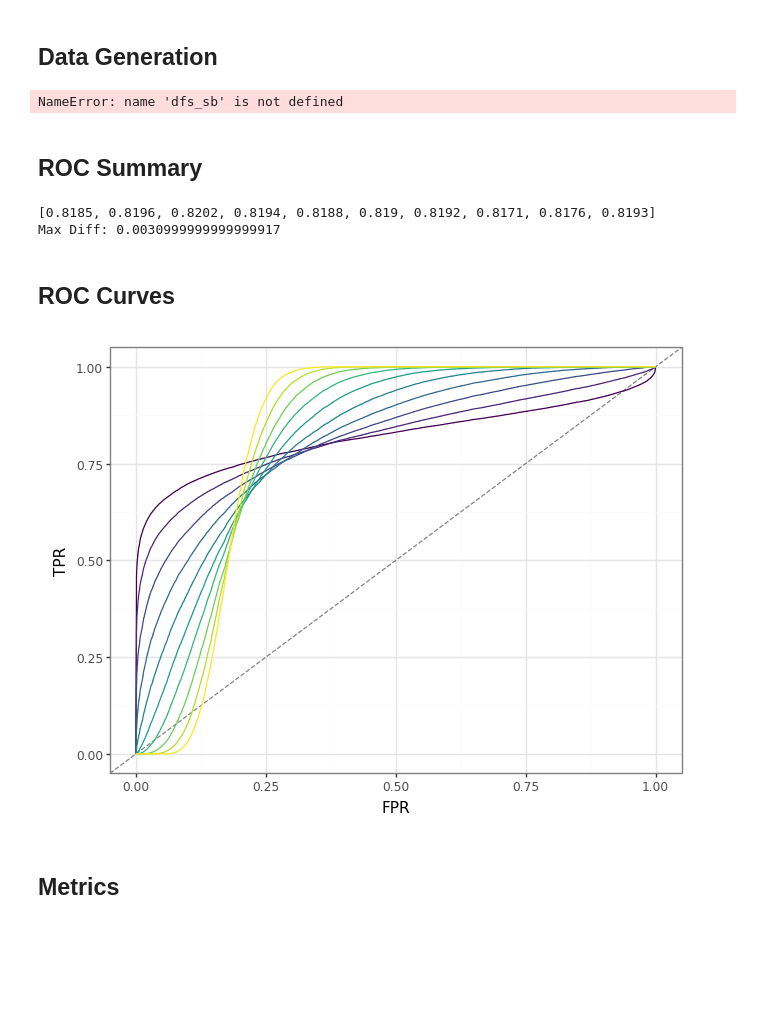
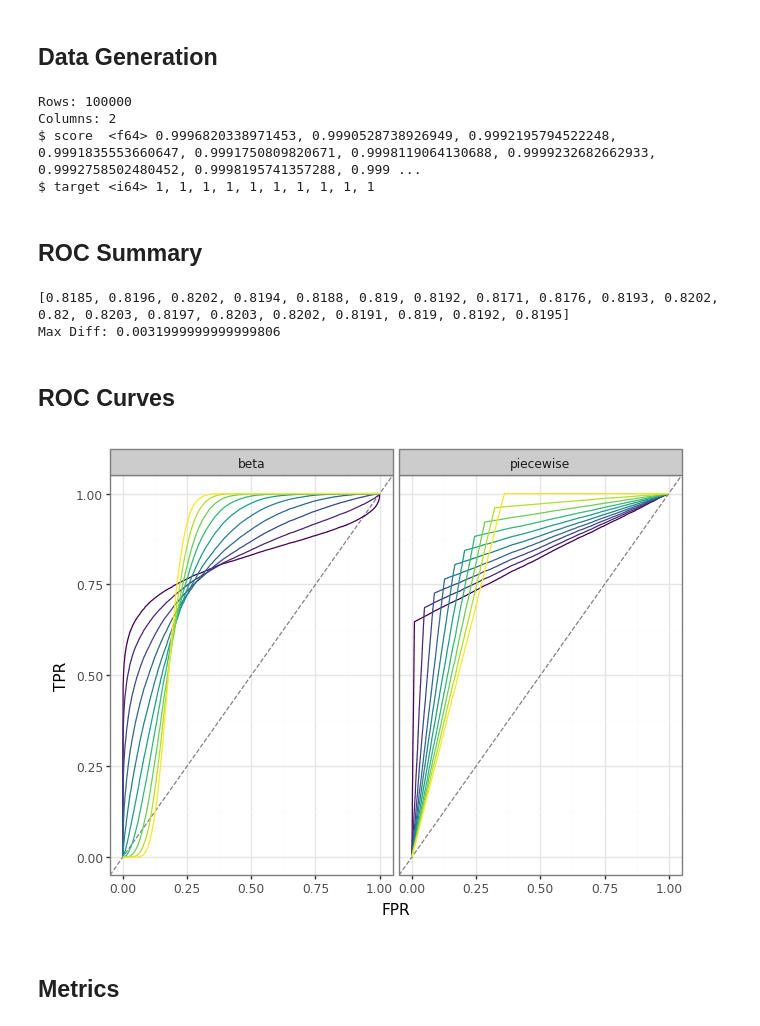
Before and after one commit to emilyriederer/roctet, a Jupyter notebook: docs/demo.ipynb, the cells around one changed output. Cells and saved outputs as stored; diff of their text form; code cells hidden in the pictures; blank space fills up the shorter version.

```diff
--- a/docs/demo.ipynb
+++ b/docs/demo.ipynb
@@ -12,52 +12,59 @@ theme_set(theme_bw())
 ## Data Generation
 # %%
 # generate datasets
-dfs = calc_roctet(0.82, method="beta", n_sets = 10) # 0.82, 0.67
-dfs[0].glimpse()
+dfs_beta = calc_roctet(0.82, method="beta", n_sets = 10) # 0.82, 0.67
+dfs_pcws = calc_roctet(0.82, method="piecewise", n_sets = 10)
+dfs_beta[0].glimpse()
 # %% [output]
-NameError: name 'dfs_sb' is not defined
+Rows: 100000
+Columns: 2
+$ score  <f64> 0.9996820338971453, 0.9990528738926949, 0.9992195794522248, 0.9991835553660647, 0.9991750809820671, 0.9998119064130688, 0.9999232682662933, 0.9992758502480452, 0.9998195741357288, 0.999 ...
+$ target <i64> 1, 1, 1, 1, 1, 1, 1, 1, 1, 1
 # %%
 # consolidate to one dataset
-df = pl.concat( [d.with_columns(index = i) for i,d in enumerate(dfs)] )
+df_beta = pl.concat( [d.with_columns(index = i, method = pl.lit("beta")) for i,d in enumerate(dfs_beta)] )
+df_pcws = pl.concat( [d.with_columns(index = i, method = pl.lit("piecewise")) for i,d in enumerate(dfs_pcws)] )
+df = pl.concat([df_beta, df_pcws])
 # %% [markdown]
 ## ROC Summary
 # %%
 # compare AUC values
-aucs = [ auroc(d['target'].to_numpy(), d['score'].to_numpy()) for d in dfs]
+aucs = [ auroc(d['target'].to_numpy(), d['score'].to_numpy()) for d in dfs_beta + dfs_pcws]
 print(aucs)
 print(f"Max Diff: {max(aucs) - min(aucs)}")
 # %% [output]
-[0.8185, 0.8196, 0.8202, 0.8194, 0.8188, 0.819, 0.8192, 0.8171, 0.8176, 0.8193]
-Max Diff: 0.0030999999999999917
+[0.8185, 0.8196, 0.8202, 0.8194, 0.8188, 0.819, 0.8192, 0.8171, 0.8176, 0.8193, 0.8202, 0.82, 0.8203, 0.8197, 0.8203, 0.8202, 0.8191, 0.819, 0.8192, 0.8195]
+Max Diff: 0.0031999999999999806
 # %% [markdown]
 ## ROC Curves
 # %%
 # compute and display roc curve
 df_roc = (
     df
     .sort('score', descending=True)
     .with_columns(
         neg_target = 1 - pl.col('target'),
-        neg_target_ttl = (1 - pl.col('target')).sum().over('index'),
+        neg_target_ttl = (1 - pl.col('target')).sum().over('index','method'),
         pos_target = pl.col('target'),
-        pos_target_ttl = pl.col('target').sum().over('index')
+        pos_target_ttl = pl.col('target').sum().over('index','method')
         )
     .with_columns(
-        cum_fpr = pl.col('neg_target').cum_sum().over('index') / pl.col('neg_target_ttl'),
-        cum_tpr = pl.col('pos_target').cum_sum().over('index') / pl.col('pos_target_ttl'),
+        cum_fpr = pl.col('neg_target').cum_sum().over('index', 'method') / pl.col('neg_target_ttl'),
+        cum_tpr = pl.col('pos_target').cum_sum().over('index', 'method') / pl.col('pos_target_ttl'),
     )
 )
 
 p = ggplot(df_roc)
 p += aes(x = 'cum_fpr', y = 'cum_tpr', color = 'index', group = 'index')
 p += geom_abline(intercept = 0, slope = 1, color = 'grey', linetype = 'dashed')
 p += geom_line()
+p += facet_grid(cols = 'method')
 p += theme(legend_position='none')
 p += labs(x = 'FPR', y = 'TPR')
+p.save('aucs.png')
 p
-# p.save('aucs.png')
 # %% [output]
-[figure, old version]
+[figure, new version]
 # %% [markdown]
 ## Metrics
 # %%
```
Also changed, not shown: parts of 4 cells of this notebook, 3 other files.
